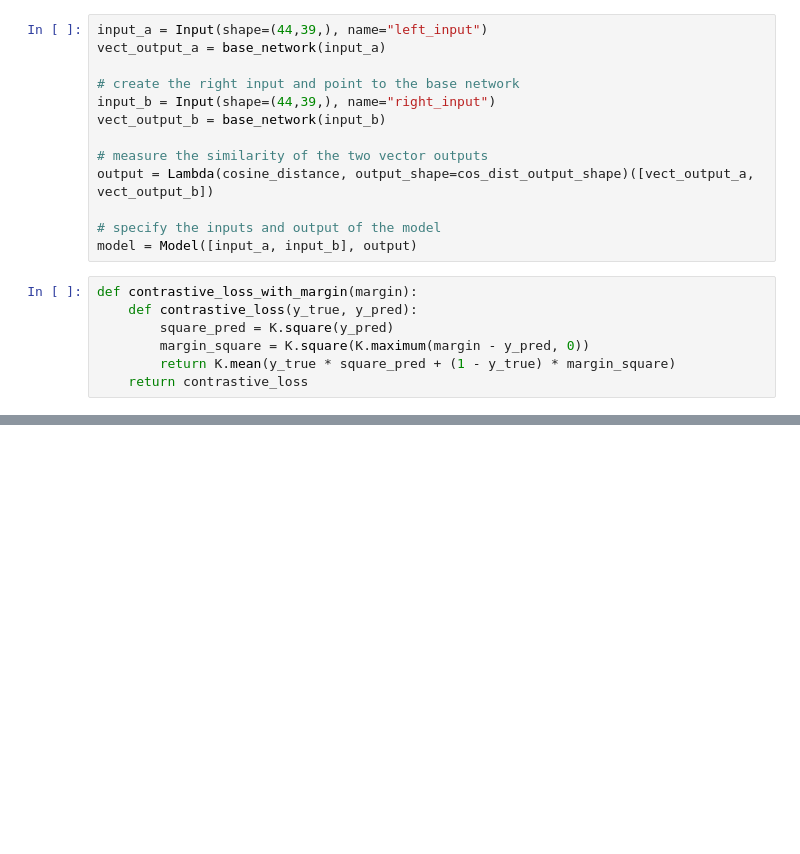
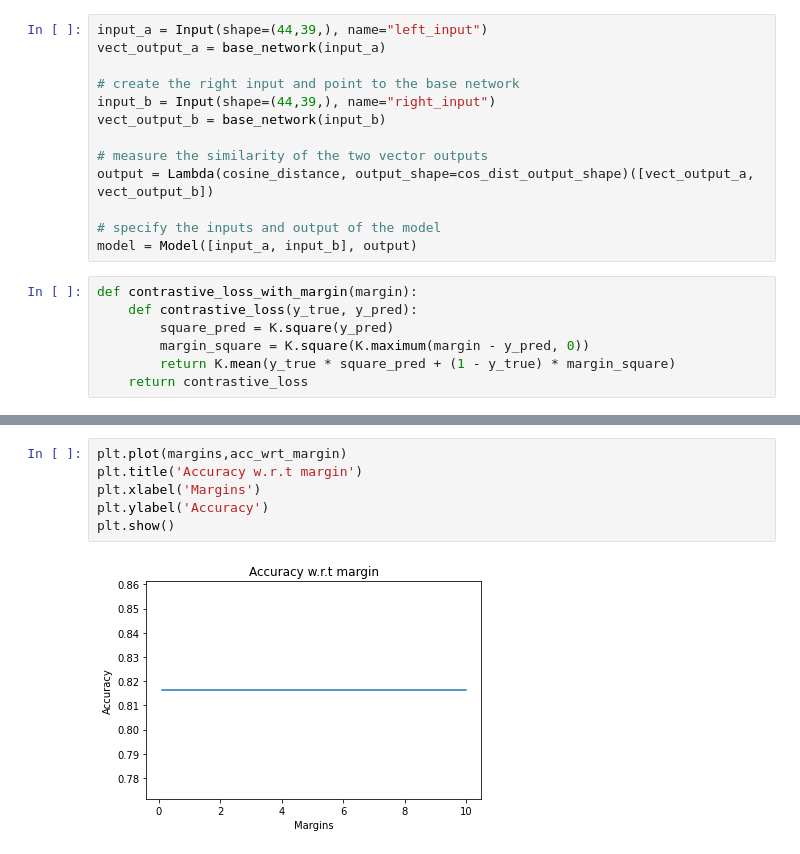
Before and after one commit to AryanMethil/Speaker-Recognition, a Jupyter notebook: Speaker_Recognition.ipynb, the cells around one changed output, grey strips where cells are left out. Cells and saved outputs as stored; diff of their text form; blank space fills up the shorter version.

```diff
--- a/Speaker_Recognition.ipynb
+++ b/Speaker_Recognition.ipynb
@@ -208,0 +224,8 @@ Epoch 20/20
+# %%
+plt.plot(margins,acc_wrt_margin)
+plt.title('Accuracy w.r.t margin')
+plt.xlabel('Margins')
+plt.ylabel('Accuracy')
+plt.show()
+# %% [output]
+[figure, added]
```
Also changed, not shown: parts of 6 cells of this notebook.
